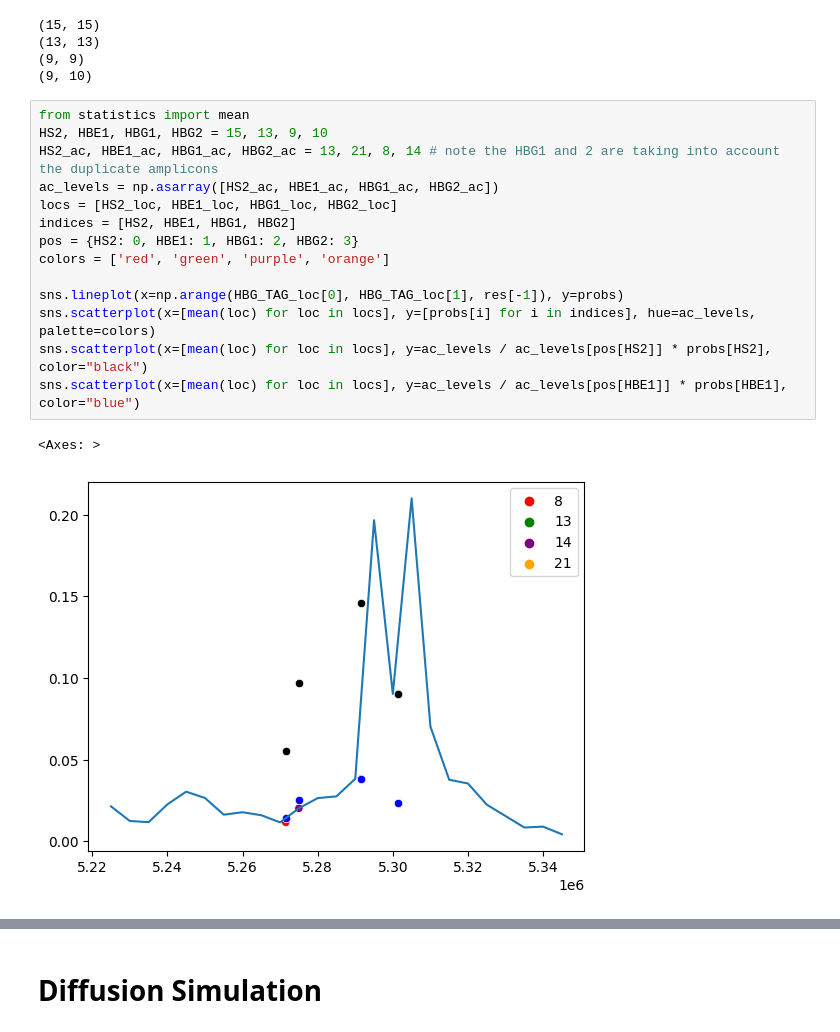
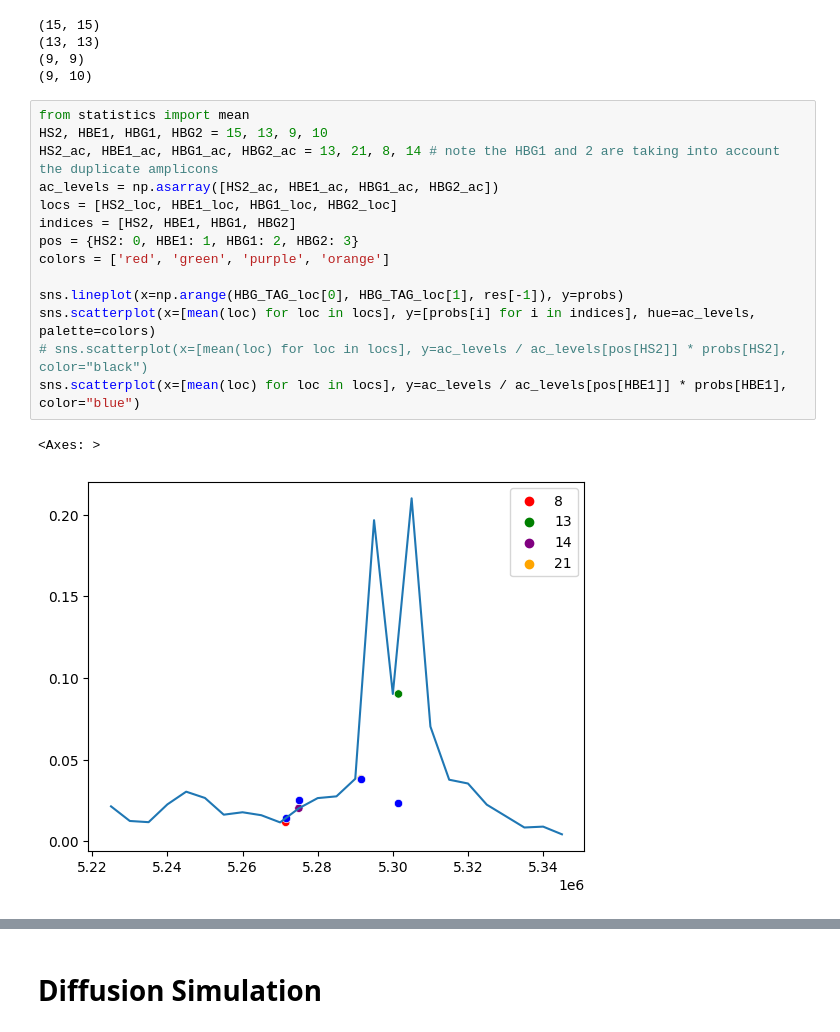
Before and after one commit to ishan-gaur/ep-modeling, a Jupyter notebook: main.ipynb, the cells around one changed output, grey strips where cells are left out. Drawn from its saved outputs; the diff is of its cells as text.

```diff
--- a/main.ipynb
+++ b/main.ipynb
@@ -83,17 +83,17 @@ print(geneIndexIn(HBG2_loc, HBG_TAG_loc, res[-1]))
 # %%
 from statistics import mean
 HS2, HBE1, HBG1, HBG2 = 15, 13, 9, 10
 HS2_ac, HBE1_ac, HBG1_ac, HBG2_ac = 13, 21, 8, 14 # note the HBG1 and 2 are taking into account the duplicate amplicons
 ac_levels = np.asarray([HS2_ac, HBE1_ac, HBG1_ac, HBG2_ac])
 locs = [HS2_loc, HBE1_loc, HBG1_loc, HBG2_loc]
 indices = [HS2, HBE1, HBG1, HBG2]
 pos = {HS2: 0, HBE1: 1, HBG1: 2, HBG2: 3}
 colors = ['red', 'green', 'purple', 'orange']
 
 sns.lineplot(x=np.arange(HBG_TAG_loc[0], HBG_TAG_loc[1], res[-1]), y=probs)
 sns.scatterplot(x=[mean(loc) for loc in locs], y=[probs[i] for i in indices], hue=ac_levels, palette=colors)
-sns.scatterplot(x=[mean(loc) for loc in locs], y=ac_levels / ac_levels[pos[HS2]] * probs[HS2], color="black")
+# sns.scatterplot(x=[mean(loc) for loc in locs], y=ac_levels / ac_levels[pos[HS2]] * probs[HS2], color="black")
 sns.scatterplot(x=[mean(loc) for loc in locs], y=ac_levels / ac_levels[pos[HBE1]] * probs[HBE1], color="blue")
 # %% [output]
 <Axes: >
-[figure, old version]
+[figure, new version]
```
Also changed, not shown: parts of 6 cells of this notebook.
